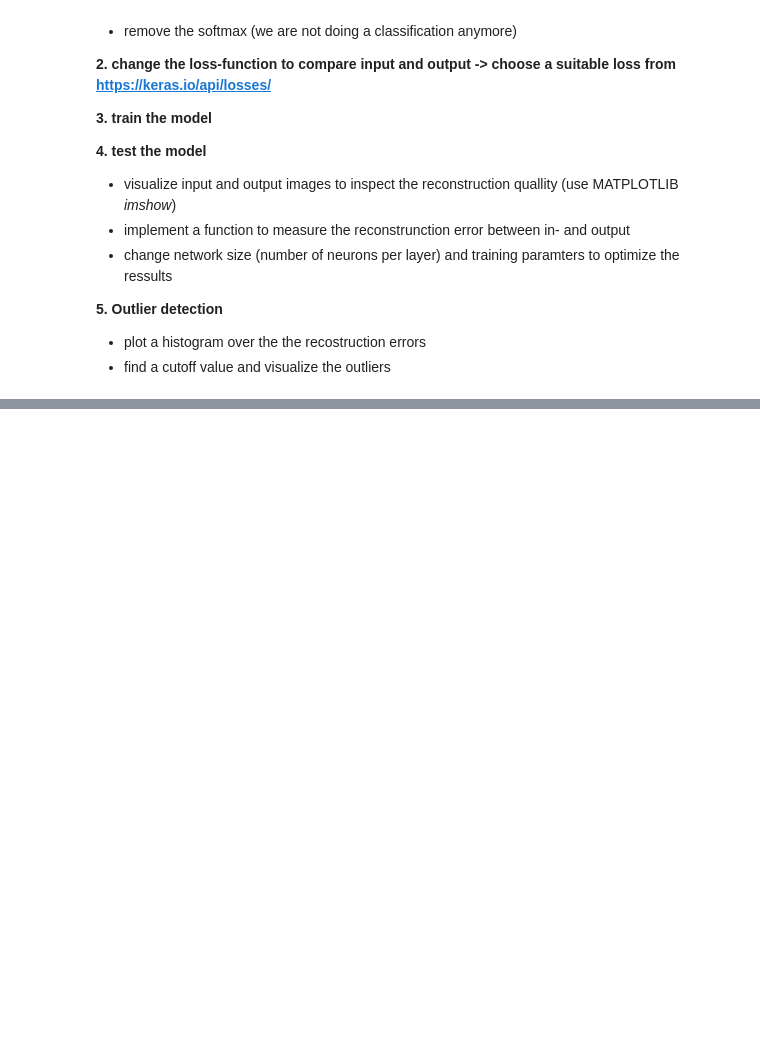
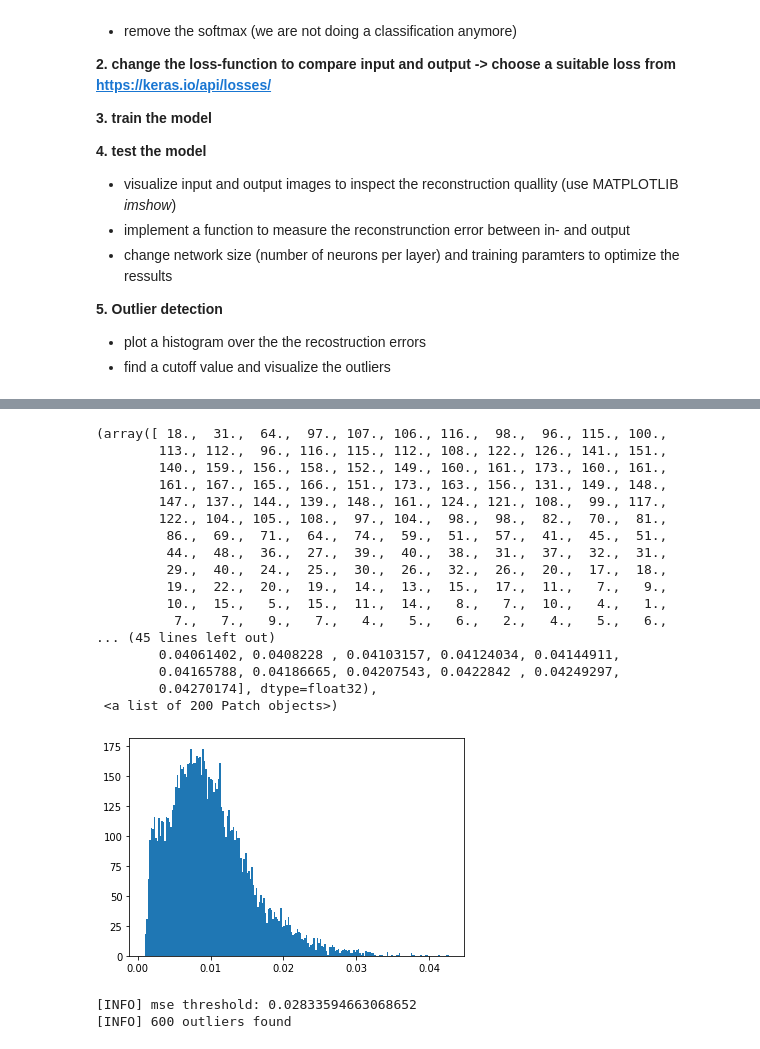
Before and after one commit to dnguyen2211/DataScienceSS20, a Jupyter notebook: Exercises/7_a_Autoencoder.ipynb, the cells around one changed output, grey strips where cells are left out. Drawn from its saved outputs; the diff is of its cells as text; code cells hidden in the pictures; blank space fills up the shorter version.

```diff
--- a/Exercises/7_a_Autoencoder.ipynb
+++ b/Exercises/7_a_Autoencoder.ipynb
@@ -189,0 +213,36 @@ show_imgs(test)
+# %%
+
+errors = []
+# loop over all original images and their corresponding
+# reconstructions
+for (image, recon) in zip(x_test, test):
+	mse = np.mean((image - recon) ** 2)
+	errors.append(mse)
+plt.hist(errors, bins=200)
+# %% [output]
+(array([ 18.,  31.,  64.,  97., 107., 106., 116.,  98.,  96., 115., 100.,
+        113., 112.,  96., 116., 115., 112., 108., 122., 126., 141., 151.,
+        140., 159., 156., 158., 152., 149., 160., 161., 173., 160., 161.,
+        161., 167., 165., 166., 151., 173., 163., 156., 131., 149., 148.,
+        147., 137., 144., 139., 148., 161., 124., 121., 108.,  99., 117.,
+        122., 104., 105., 108.,  97., 104.,  98.,  98.,  82.,  70.,  81.,
+         86.,  69.,  71.,  64.,  74.,  59.,  51.,  57.,  41.,  45.,  51.,
+         44.,  48.,  36.,  27.,  39.,  40.,  38.,  31.,  37.,  32.,  31.,
+         29.,  40.,  24.,  25.,  30.,  26.,  32.,  26.,  20.,  17.,  18.,
+         19.,  22.,  20.,  19.,  14.,  13.,  15.,  17.,  11.,   7.,   9.,
+         10.,  15.,   5.,  15.,  11.,  14.,   8.,   7.,  10.,   4.,   1.,
+          7.,   7.,   9.,   7.,   4.,   5.,   6.,   2.,   4.,   5.,   6.,
+... (45 lines left out)
+        0.04061402, 0.0408228 , 0.04103157, 0.04124034, 0.04144911,
+        0.04165788, 0.04186665, 0.04207543, 0.0422842 , 0.04249297,
+        0.04270174], dtype=float32),
+ <a list of 200 Patch objects>)
+[figure, added]
+# %%
+thresh = np.quantile(errors, 0.99)
+idxs = np.where(np.array(errors) >= thresh)[0]
+print("[INFO] mse threshold: {}".format(thresh))
+print("[INFO] {} outliers found".format(len(idxs)))
+# %% [output]
+[INFO] mse threshold: 0.02833594663068652
+[INFO] 600 outliers found
```
Also changed, not shown: parts of 8 cells of this notebook.
